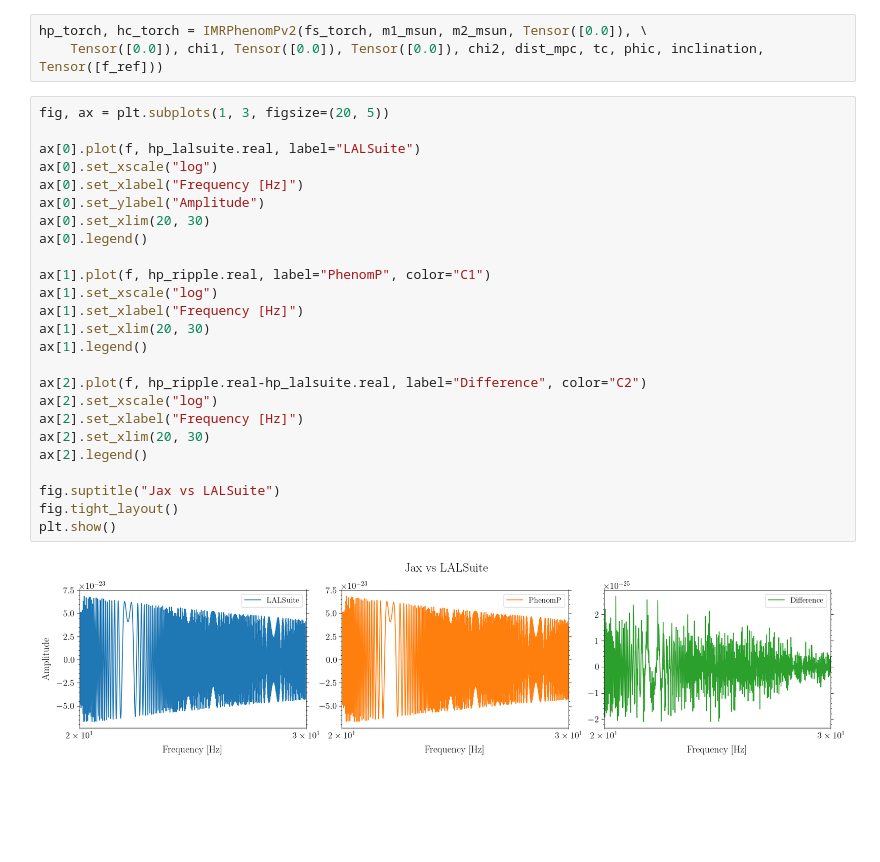
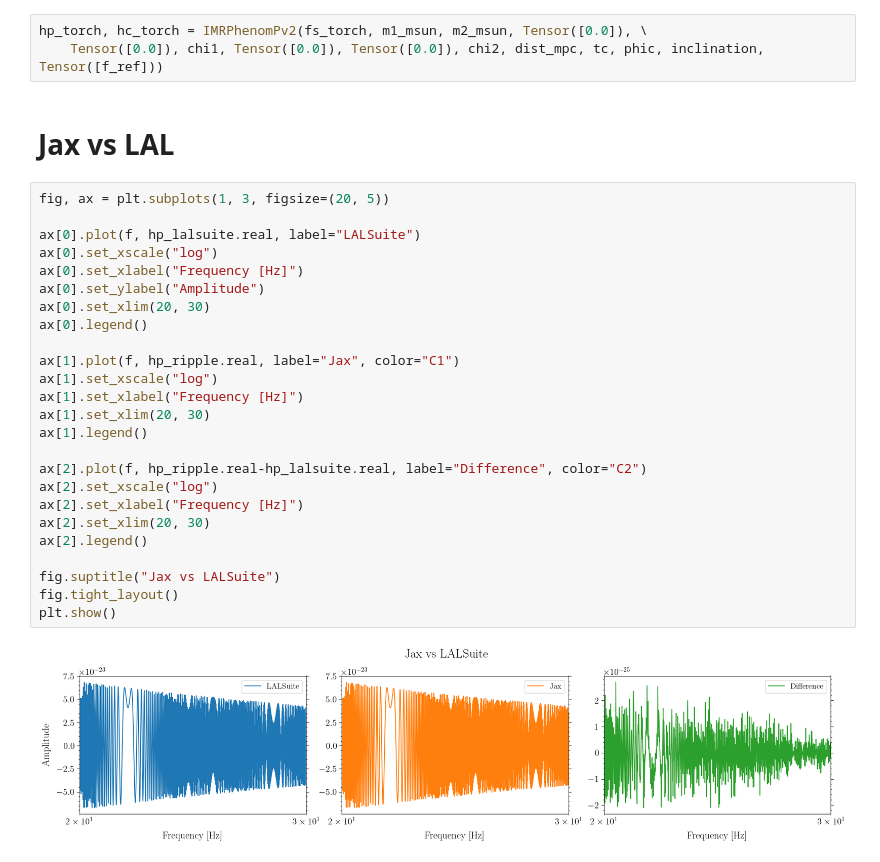
Before and after one commit to ravioli1369/IMRPhenomPv2, a Jupyter notebook: test.ipynb, the cells around one changed output. Saved outputs shown, nothing was run; the diff lists cells and outputs as text; blank space fills up the shorter version.

```diff
--- a/test.ipynb
+++ b/test.ipynb
@@ -127,33 +127,35 @@ hp_ripple, hc_ripple = gen_IMRPhenomPv2(fs_ripple, theta_ripple, f_ref)
 # %%
 hp_torch, hc_torch = IMRPhenomPv2(fs_torch, m1_msun, m2_msun, Tensor([0.0]), \
     Tensor([0.0]), chi1, Tensor([0.0]), Tensor([0.0]), chi2, dist_mpc, tc, phic, inclination, Tensor([f_ref]))
+# %% [markdown]
+# **Jax vs LAL**
 # %%
 fig, ax = plt.subplots(1, 3, figsize=(20, 5))
 
 ax[0].plot(f, hp_lalsuite.real, label="LALSuite")
 ax[0].set_xscale("log")
 ax[0].set_xlabel("Frequency [Hz]")
 ax[0].set_ylabel("Amplitude")
 ax[0].set_xlim(20, 30)
 ax[0].legend()
 
-ax[1].plot(f, hp_ripple.real, label="PhenomP", color="C1")
+ax[1].plot(f, hp_ripple.real, label="Jax", color="C1")
 ax[1].set_xscale("log")
 ax[1].set_xlabel("Frequency [Hz]")
 ax[1].set_xlim(20, 30)
 ax[1].legend()
 
 ax[2].plot(f, hp_ripple.real-hp_lalsuite.real, label="Difference", color="C2")
 ax[2].set_xscale("log")
 ax[2].set_xlabel("Frequency [Hz]")
 ax[2].set_xlim(20, 30)
 ax[2].legend()
 
 fig.suptitle("Jax vs LALSuite")
 fig.tight_layout()
 plt.show()
 # %% [output]
-[figure, old version]
+[figure, new version]
 # %%
 fig, ax = plt.subplots(1, 3, figsize=(20, 5))
 
```
Also changed, not shown: parts of 7 cells of this notebook.
